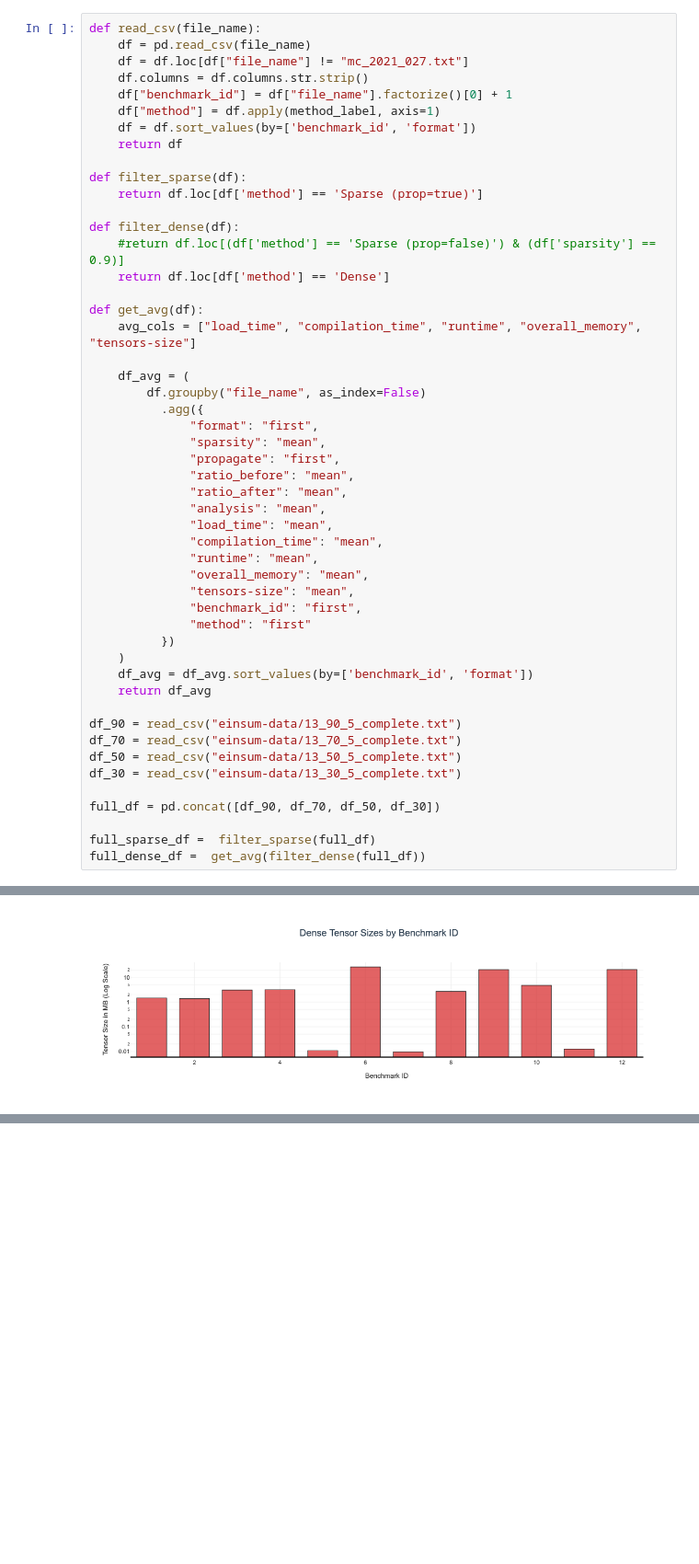
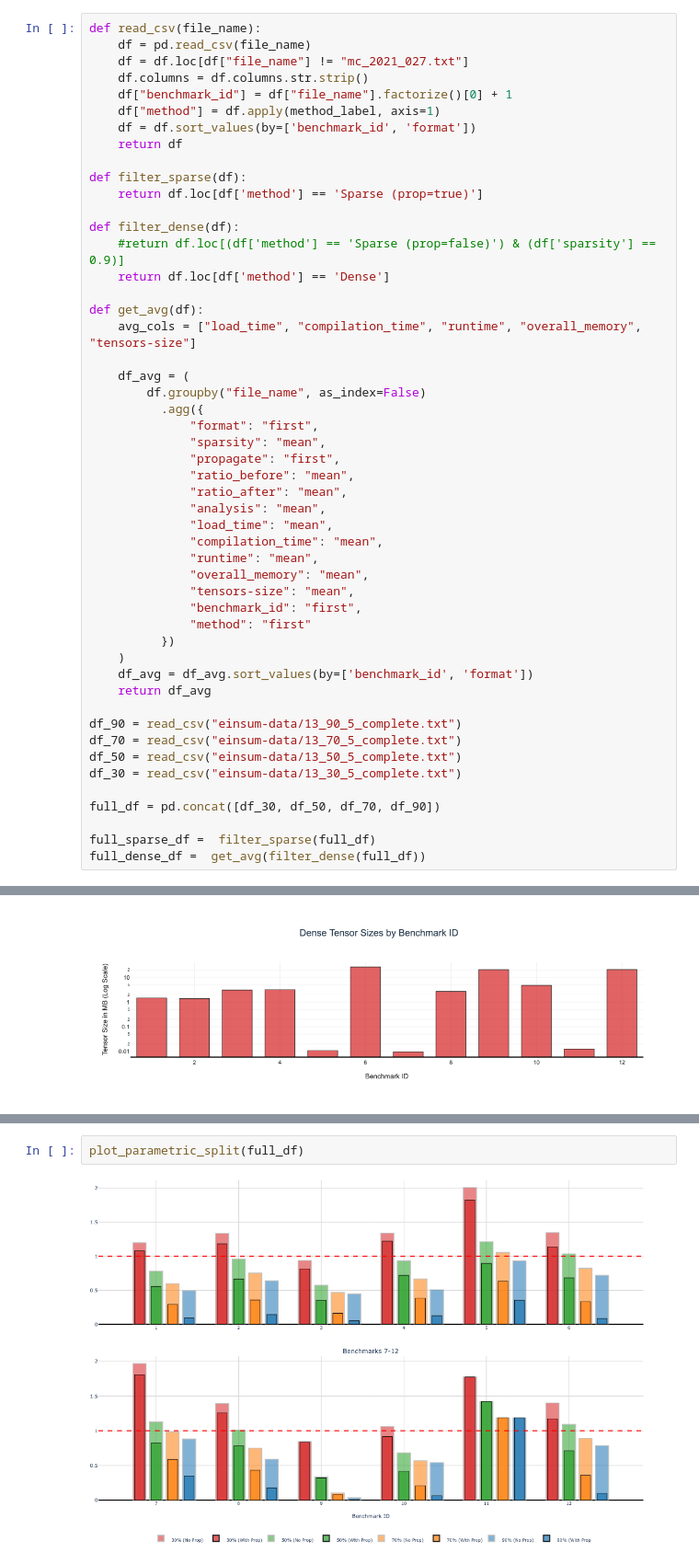
Before and after one commit to lac-dcc/adlet, a Jupyter notebook: benchmarks/analysis/einsum.ipynb, the cells around one changed output, grey strips where cells are left out. Shown at 92% size. Cells and saved outputs as stored; diff of their text form; blank space fills up the shorter version.

Commit message:
chore: parametric plot for the einsum benchmark

```diff
--- a/benchmarks/analysis/einsum.ipynb
+++ b/benchmarks/analysis/einsum.ipynb
@@ -225,7 +372,7 @@ df_70 = read_csv("einsum-data/13_70_5_complete.txt")
 df_50 = read_csv("einsum-data/13_50_5_complete.txt")
 df_30 = read_csv("einsum-data/13_30_5_complete.txt")
 
-full_df = pd.concat([df_90, df_70, df_50, df_30])
+full_df = pd.concat([df_30, df_50, df_70, df_90])
 
 full_sparse_df =  filter_sparse(full_df)
 full_dense_df =  get_avg(filter_dense(full_df))
@@ -618,0 +912,4 @@ plot_size(full_df)
+# %%
+plot_parametric_split(full_df)
+# %% [output]
+[figure, added]
```
Also changed, not shown: parts of 10 cells of this notebook, 1 other file.
